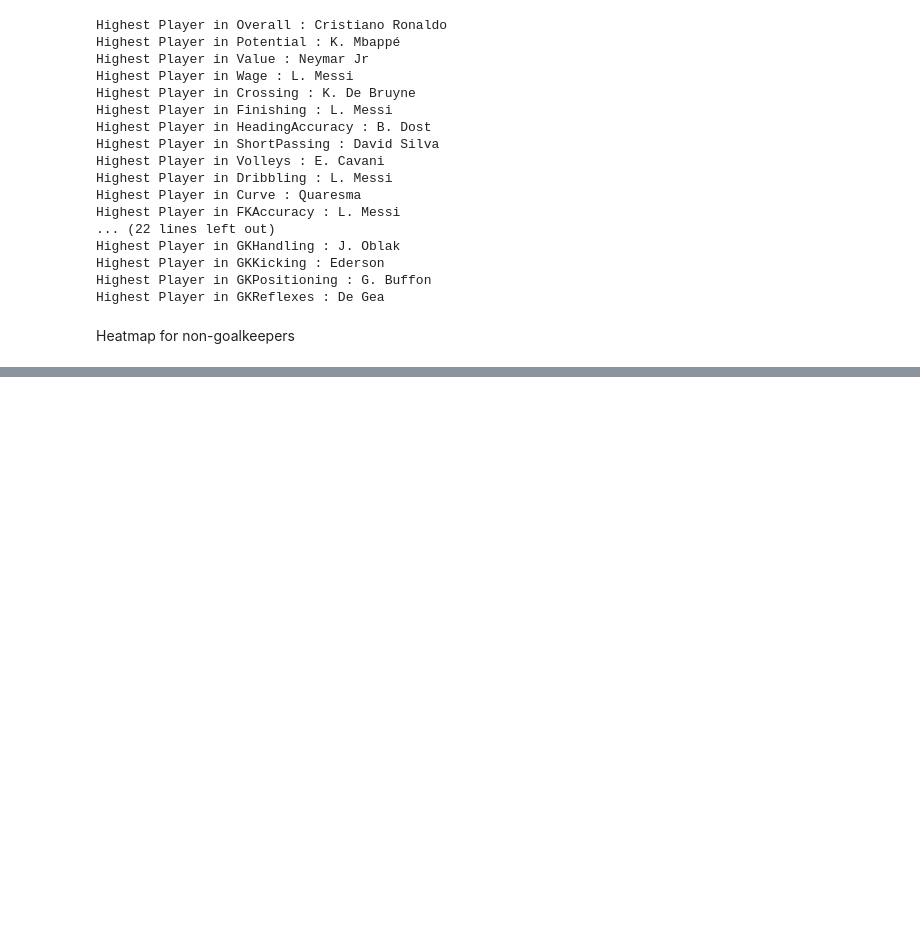
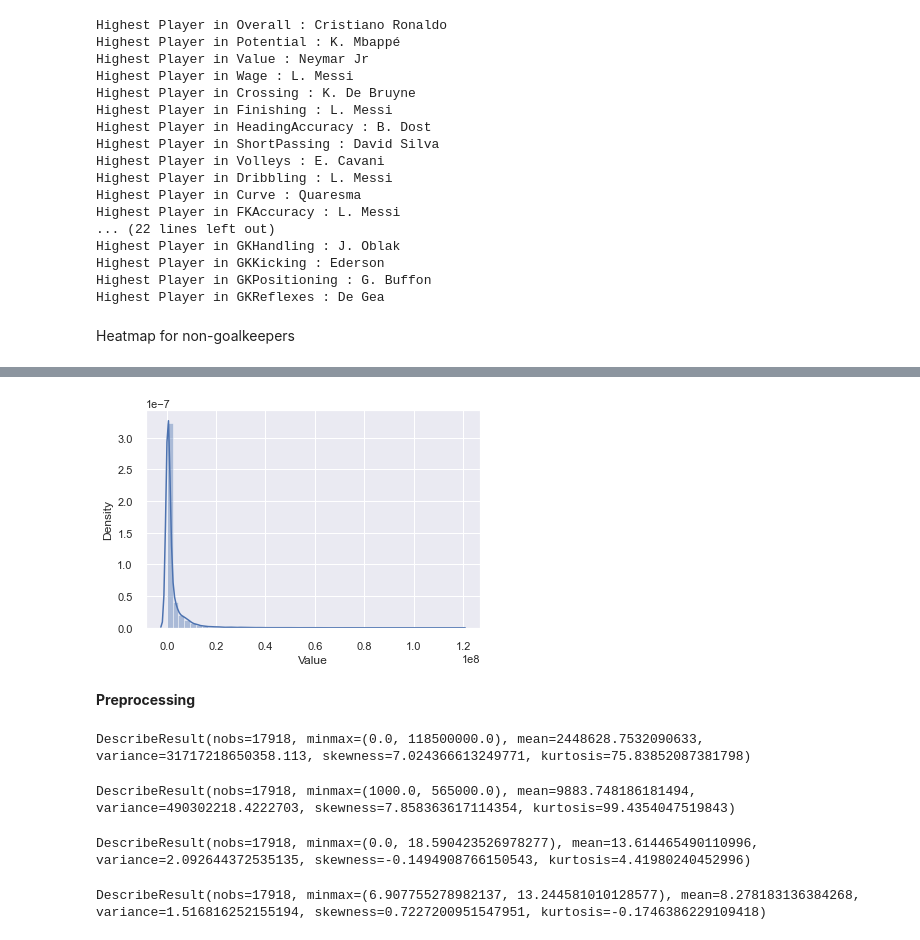
Before and after one commit to cabulut/data-pt-ber-08-20, a Jupyter notebook: Labs/module-2_labs/01_statistics/05_lab-correlation-tests-with-scipy/your-code/Fifa - Linear Regression.ipynb, the cells around one changed output, grey strips where cells are left out. Cells and saved outputs as stored; diff of their text form; code cells hidden in the pictures; blank space fills up the shorter version.

```diff
--- a/Labs/module-2_labs/01_statistics/05_lab-correlation-tests-with-scipy/your-code/Fifa - Linear Regression.ipynb
+++ b/Labs/module-2_labs/01_statistics/05_lab-correlation-tests-with-scipy/your-code/Fifa - Linear Regression.ipynb
@@ -226,0 +225,26 @@ plt.show()
+# %%
+distplot(fifa["Value"])
+# %% [output]
+[figure, added]
+# %% [markdown]
+**Preprocessing**
+# %%
+#checking distribution of value
+stats.describe(fifa["Value"])
+# %% [output]
+DescribeResult(nobs=17918, minmax=(0.0, 118500000.0), mean=2448628.7532090633, variance=31717218650358.113, skewness=7.024366613249771, kurtosis=75.83852087381798)
+# %%
+#checking distribution of wage
+stats.describe(fifa["Wage"])
+# %% [output]
+DescribeResult(nobs=17918, minmax=(1000.0, 565000.0), mean=9883.748186181494, variance=490302218.4222703, skewness=7.858363617114354, kurtosis=99.4354047519843)
+# %%
+#log transformation of value
+stats.describe(np.log1p(fifa["Value"]))
+# %% [output]
+DescribeResult(nobs=17918, minmax=(0.0, 18.590423526978277), mean=13.614465490110996, variance=2.092644372535135, skewness=-0.1494908766150543, kurtosis=4.41980240452996)
+# %%
+#log transformation of wage
+stats.describe(np.log(fifa["Wage"]))
+# %% [output]
+DescribeResult(nobs=17918, minmax=(6.907755278982137, 13.244581010128577), mean=8.278183136384268, variance=1.516816252155194, skewness=0.7227200951547951, kurtosis=-0.1746386229109418)
```
Also changed, not shown: parts of 65 cells of this notebook, 7 other files.
